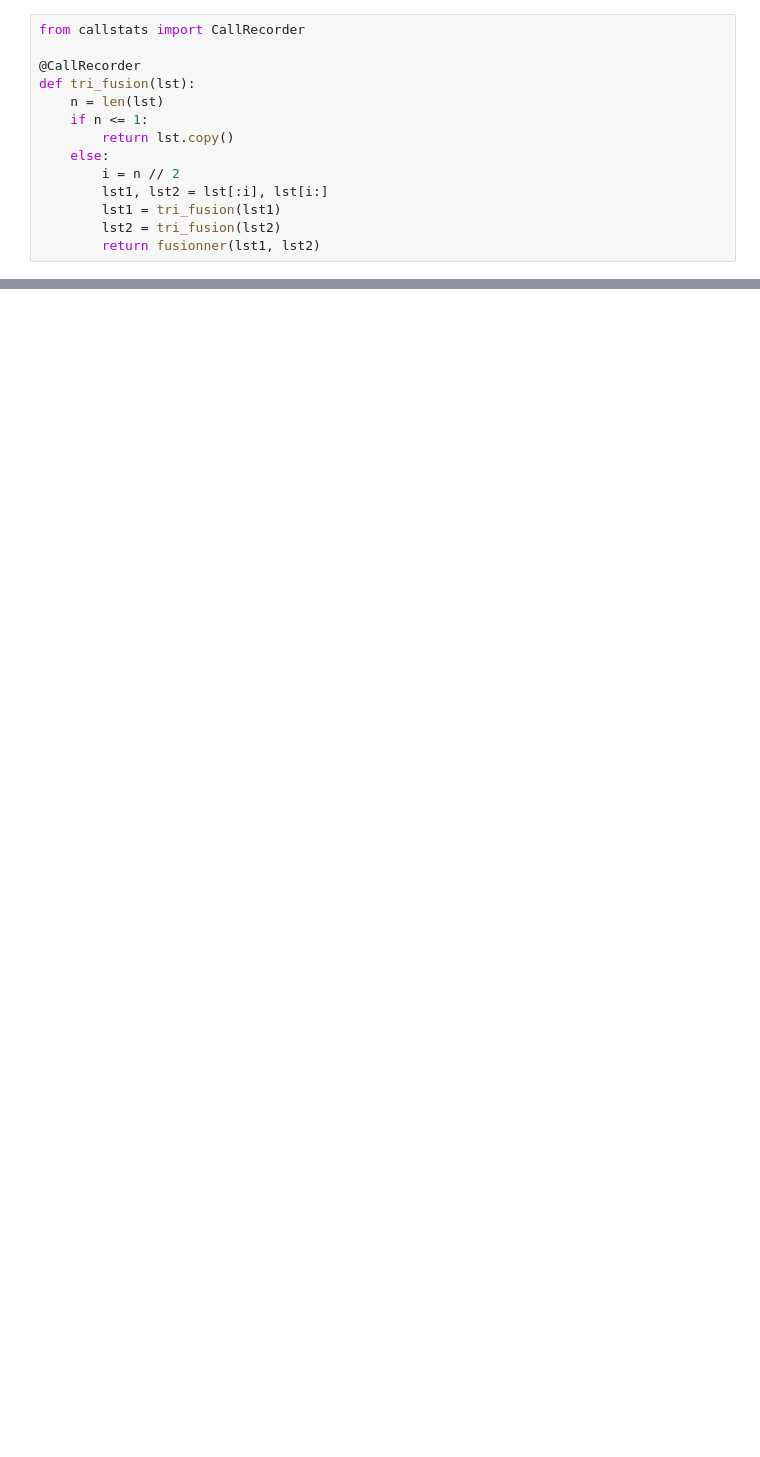
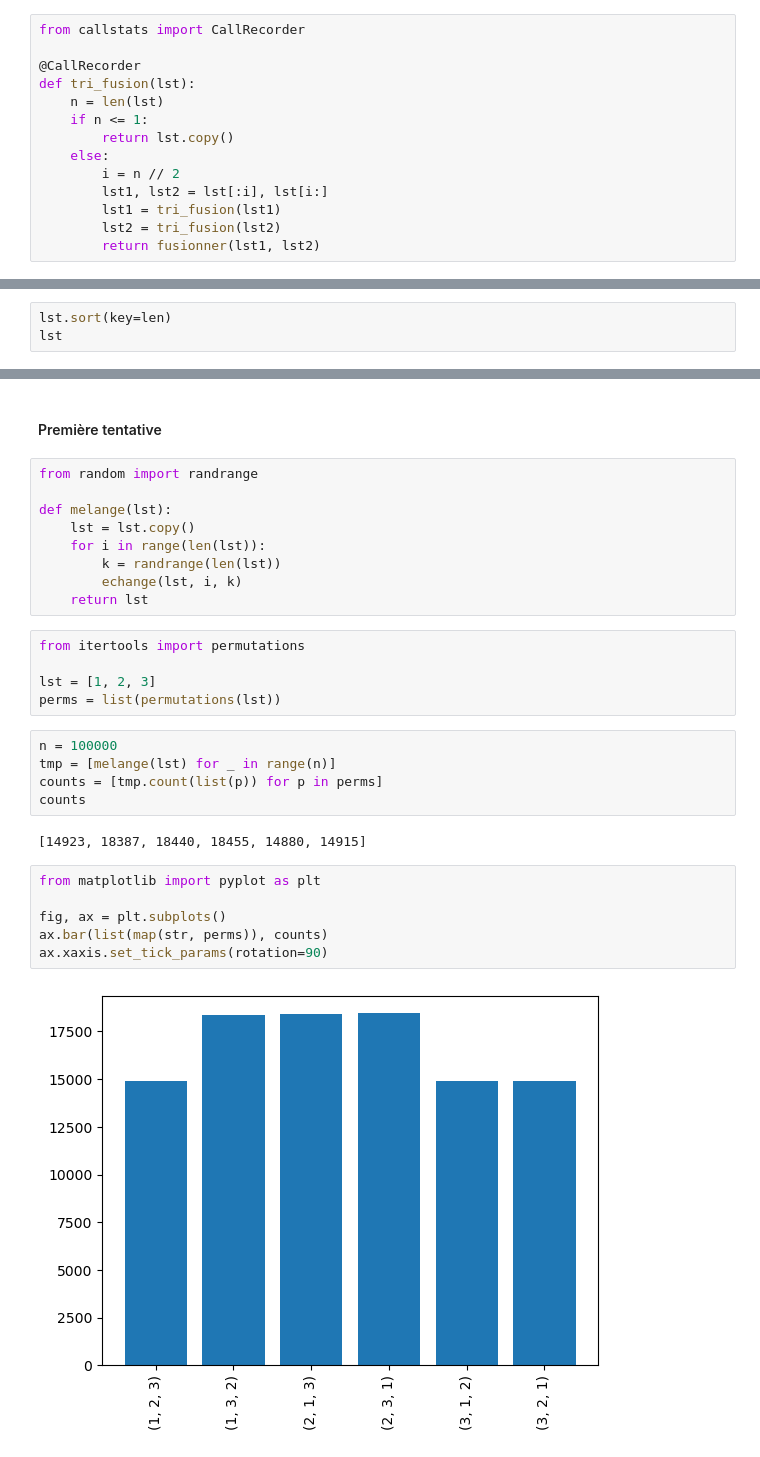
Before and after one commit to UGE-IGM/amphis-AP2, a Jupyter notebook: 07-tris.ipynb, the cells around one changed output, grey strips where cells are left out. Drawn from its saved outputs; the diff is of its cells as text; blank space fills up the shorter version.

```diff
--- a/07-tris.ipynb
+++ b/07-tris.ipynb
@@ -1039,0 +1207,3 @@ call.graph()
+# %%
+lst.sort(key=len)
+lst
@@ -1039,0 +1225,31 @@ call.graph()
+# %% [markdown]
+#### Première tentative
+# %%
+from random import randrange
+
+def melange(lst):
+    lst = lst.copy()
+    for i in range(len(lst)):
+        k = randrange(len(lst))
+        echange(lst, i, k)
+    return lst
+# %%
+from itertools import permutations
+
+lst = [1, 2, 3]
+perms = list(permutations(lst))
+# %%
+n = 100000
+tmp = [melange(lst) for _ in range(n)]
+counts = [tmp.count(list(p)) for p in perms]
+counts
+# %% [output]
+[14923, 18387, 18440, 18455, 14880, 14915]
+# %%
+from matplotlib import pyplot as plt
+
+fig, ax = plt.subplots()
+ax.bar(list(map(str, perms)), counts)
+ax.xaxis.set_tick_params(rotation=90)
+# %% [output]
+[figure, added]
```
Also changed, not shown: parts of 65 cells of this notebook, 8 other files.
